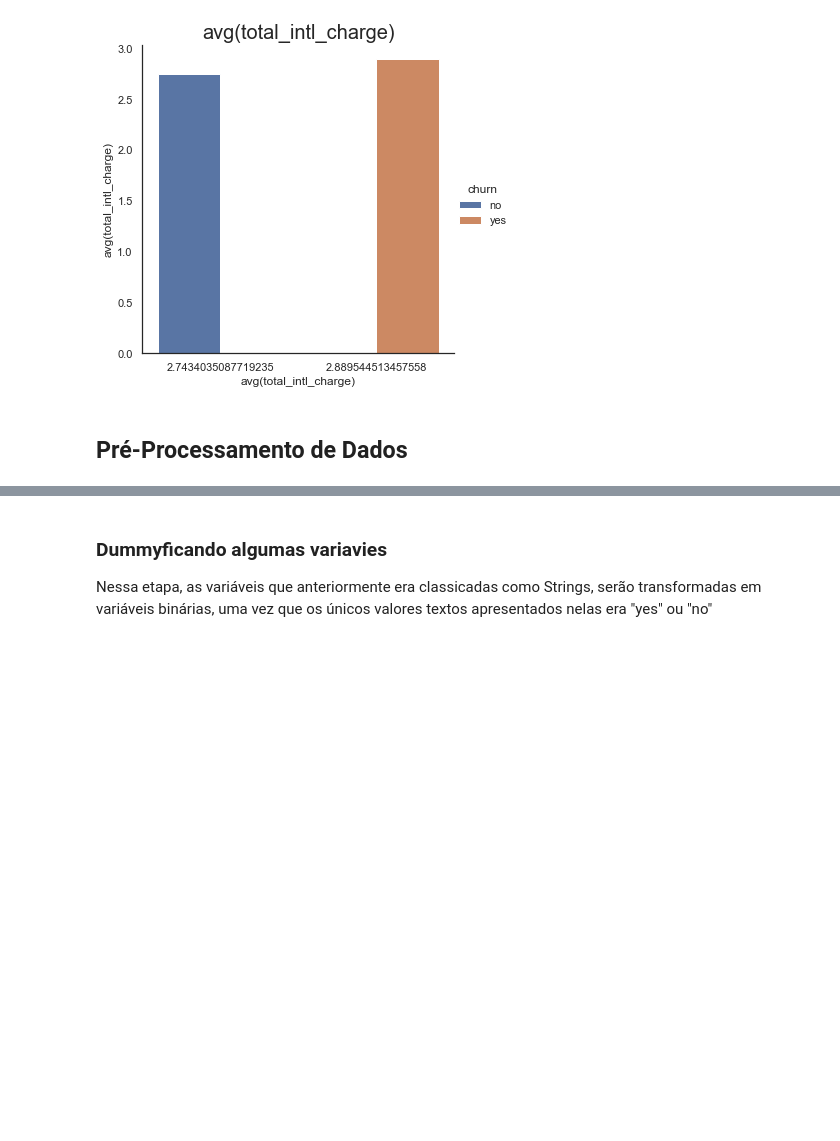
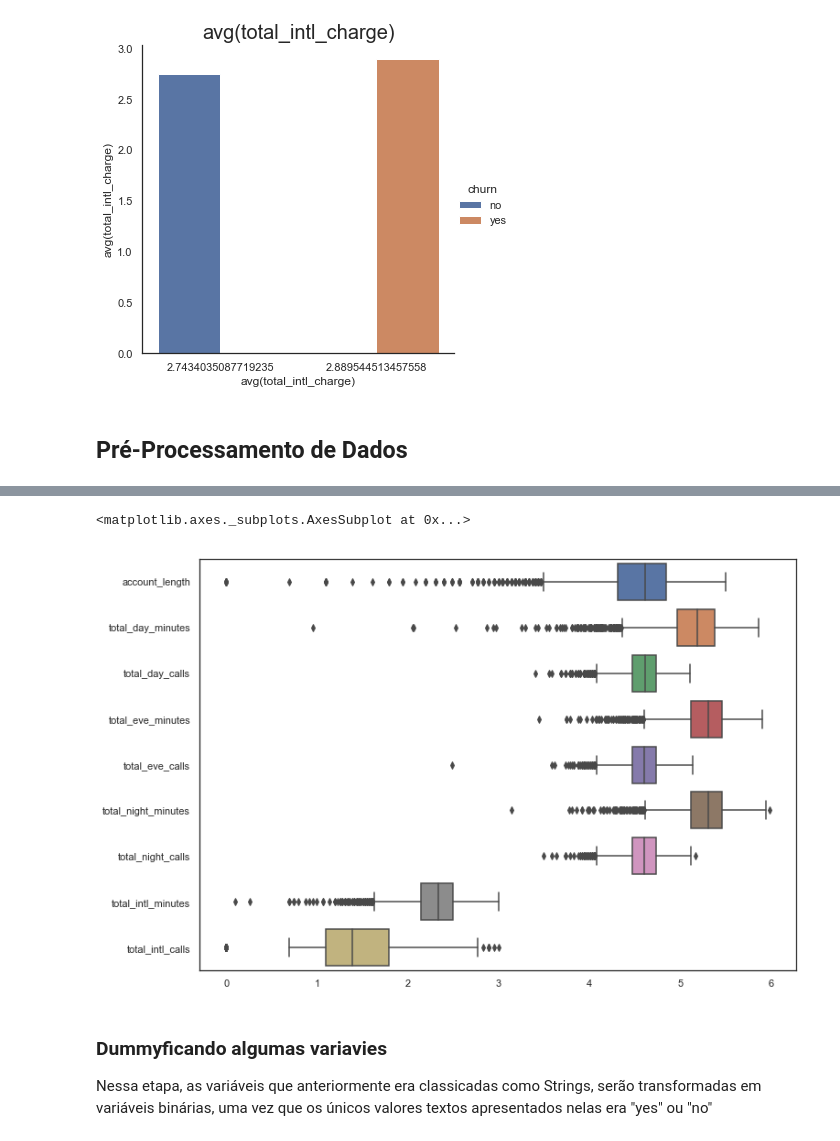
Before and after one commit to FernandoFaillaFoschiani/PySparkChurnAnalytics, a Jupyter notebook: ProjetoChurnAnalytics.ipynb, the cells around one changed output, grey strips where cells are left out. Drawn from its saved outputs; the diff is of its cells as text; code cells hidden in the pictures; blank space fills up the shorter version.

```diff
--- a/ProjetoChurnAnalytics.ipynb
+++ b/ProjetoChurnAnalytics.ipynb
@@ -383,0 +394,7 @@ for col in DoubleChurn.columns[1:-1]:
+# %%
+def udf_rmMultiCol(df):
+    df = df.drop("total_day_charge","total_eve_charge","total_night_charge","total_intl_charge", 'area_code')
+
+    return df
+
+DFtreino = udf_rmMultiCol(DFtreino)
@@ -383,0 +429,20 @@ for col in DoubleChurn.columns[1:-1]:
+# %%
+#Retirando as colunas indesejadas do processo de transformação logaritimica
+VariaveisNumericas = listVarByType(['integer','double'])
+
+VariaveisNumericas.remove('number_customer_service_calls')
+VariaveisNumericas.remove('number_vmail_messages')
+# %%
+
+def udf_Log(df):
+
+    for col in df.select(VariaveisNumericas).columns:
+
+        if df[df[f"{col}"].isin(0)] == None:
+            df = df.withColumn(f"{col}", log(f"{col}"))
+        else:
+            df =df.where(f"{col}!=0")
+            df = df.withColumn(f"{col}", log(f"{col}"))
+    return df
+
+DFtreino = udf_Log(DFtreino)
@@ -384,3 +469,11 @@ for col in DoubleChurn.columns[1:-1]:
+# %%
+# Apartir desse segundo boxplot parece que a transformação só amenizou mas não resolveu a questão dos outliers
+DFBoxPlot = DFtreino.select(VariaveisNumericas).toPandas()
+
+sns.boxplot(data = DFBoxPlot, orient="h")
+# %% [output]
+<matplotlib.axes._subplots.AxesSubplot at 0x...>
+[figure, added]
 # %% [markdown]
 ### Dummyficando algumas variavies
 
```
Also changed, not shown: parts of 19 cells of this notebook.
